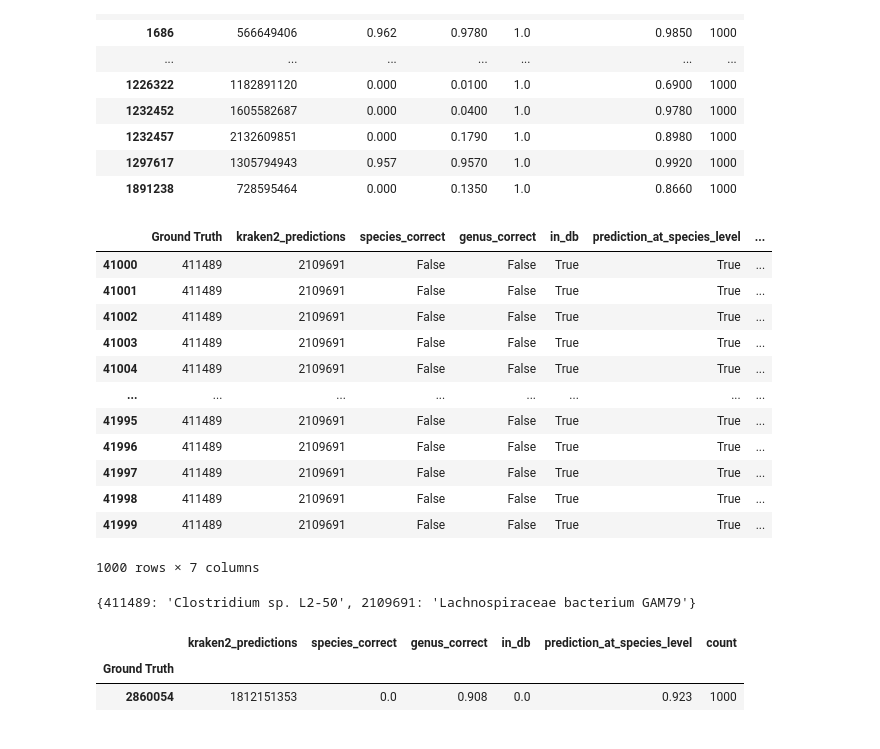
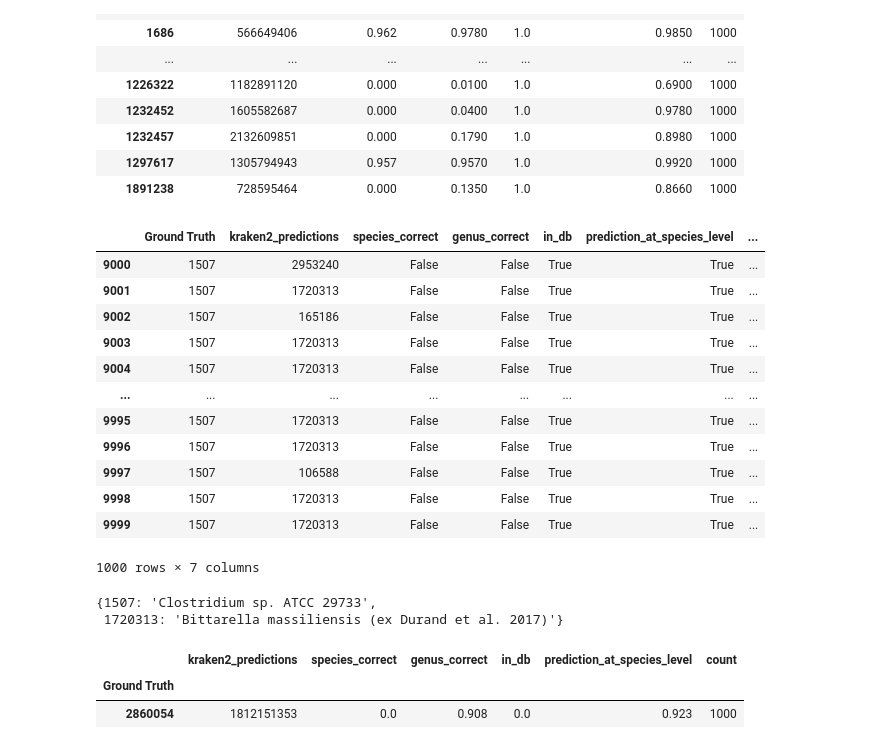
Before and after one commit to GZHoffie/tc-benchmark, a Jupyter notebook: analyzer_results.ipynb, the cells around one changed output. Cells and saved outputs as stored; diff of their text form; code cells hidden in the pictures.

Commit message:
Analyze Kraken2's results

```diff
--- a/analyzer_results.ipynb
+++ b/analyzer_results.ipynb
@@ -87,6 +198,0 @@ species_set = set(ground_truth_genus)
-# %%
-data = {"Ground Truth": ground_truth, "kraken2_predictions": kraken2_predictions, "species_correct": species_correct,
-        "genus_correct": genus_correct, "in_db": in_db, "prediction_at_species_level": prediction_at_species_level,
-        "count": np.full(len(ground_truth), 1)}
-result = pd.DataFrame(data)
-result
@@ -170,25 +359,26 @@ in_domain_res
 | 1297617 | 1305794943 | 0.957 | 0.9570 | 1.0 | 0.9920 | 1000 |
 | 1891238 | 728595464 | 0.000 | 0.1350 | 1.0 | 0.8660 | 1000 |
 # %%
-result[result["Ground Truth"] == 411489]
+result[result["Ground Truth"] == 1507]
 # %% [output]
 |  | Ground Truth | kraken2_predictions | species_correct | genus_correct | in_db | prediction_at_species_level | ... |
-| 41000 | 411489 | 2109691 | False | False | True | True | ... |
-| 41001 | 411489 | 2109691 | False | False | True | True | ... |
-| 41002 | 411489 | 2109691 | False | False | True | True | ... |
-| 41003 | 411489 | 2109691 | False | False | True | True | ... |
-| 41004 | 411489 | 2109691 | False | False | True | True | ... |
+| 9000 | 1507 | 2953240 | False | False | True | True | ... |
+| 9001 | 1507 | 1720313 | False | False | True | True | ... |
+| 9002 | 1507 | 165186 | False | False | True | True | ... |
+| 9003 | 1507 | 1720313 | False | False | True | True | ... |
+| 9004 | 1507 | 1720313 | False | False | True | True | ... |
 | ... | ... | ... | ... | ... | ... | ... | ... |
-| 41995 | 411489 | 2109691 | False | False | True | True | ... |
-| 41996 | 411489 | 2109691 | False | False | True | True | ... |
-| 41997 | 411489 | 2109691 | False | False | True | True | ... |
-| 41998 | 411489 | 2109691 | False | False | True | True | ... |
-| 41999 | 411489 | 2109691 | False | False | True | True | ... |
+| 9995 | 1507 | 1720313 | False | False | True | True | ... |
+| 9996 | 1507 | 1720313 | False | False | True | True | ... |
+| 9997 | 1507 | 106588 | False | False | True | True | ... |
+| 9998 | 1507 | 1720313 | False | False | True | True | ... |
+| 9999 | 1507 | 1720313 | False | False | True | True | ... |
 1000 rows × 7 columns
 # %%
-ncbi.get_taxid_translator([411489, 2109691])
+ncbi.get_taxid_translator([1507, 1720313])
 # %% [output]
-{411489: 'Clostridium sp. L2-50', 2109691: 'Lachnospiraceae bacterium GAM79'}
+{1507: 'Clostridium sp. ATCC 29733',
+ 1720313: 'Bittarella massiliensis (ex Durand et al. 2017)'}
 # %%
 out_domain_res = sum_res[sum_res["in_db"] <= 0]
 
```
Also changed, not shown: parts of 31 cells of this notebook, 1 other file.
